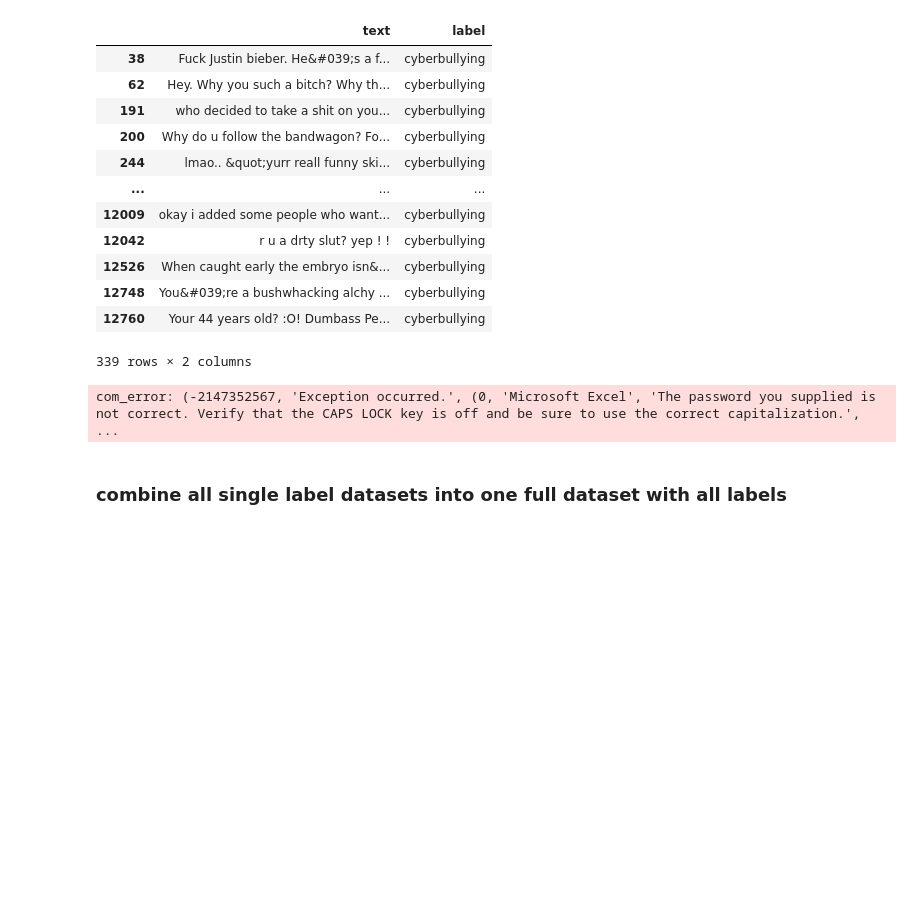
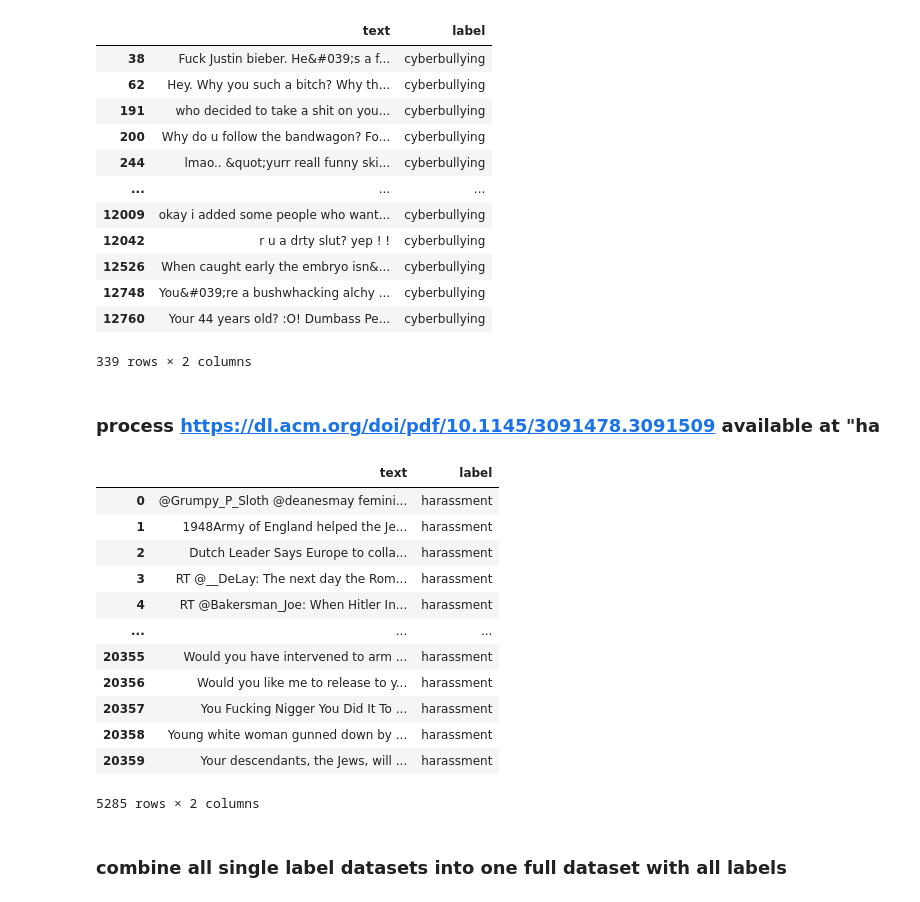
Before and after one commit to pushkill/NLP-project, a Jupyter notebook: process_datsets_jus.ipynb, the cells around one changed output. Cells and saved outputs as stored; diff of their text form; code cells hidden in the pictures; blank space fills up the shorter version.

Commit message:
added harassment

```diff
--- a/process_datsets_jus.ipynb
+++ b/process_datsets_jus.ipynb
@@ -266,11 +257,30 @@ def _process(filename):
+# %% [markdown]
+### process https://dl.acm.org/doi/pdf/10.1145/3091478.3091509 available at "ha
 # %%
 cwd = os.getcwd()
-dynamic_generated_dataset_path = 'en_AMI_TrainingSet_NEW.xlsx'
-dataset_path = os.path.join(os.path.join(cwd, 'datasets'), dynamic_generated_dataset_path)
-#df = pd.read_excel(dataset_path)
-df = _process(dataset_path)
+dynamic_generated_dataset_path = 'onlineHarassmentDataset.tdf'
+dataset_path = os.path.join(os.path.join(os.path.join(cwd, 'datasets'), 'Online Harassment Dataset'), dynamic_generated_dataset_path)
+df_harassment = pd.read_csv(dataset_path, sep = '\t')
+df_harassment = df_harassment[df_harassment['Code']=='H']
+df_harassment['label'] = 'harassment'
+df_harassment = df_harassment[['Tweet', 'label']]
+df_harassment = df_harassment.rename(columns={"Tweet": "text"})
+df_harassment.to_csv(os.path.join(word_datasets_preprocessed_path, 'harassment.csv'), index = False)
+df_harassment
 # %% [output]
+|  | text | label |
+| 0 | @Grumpy_P_Sloth @deanesmay femini... | harassment |
+| 1 | 1948Army of England helped the Je... | harassment |
+| 2 | Dutch Leader Says Europe to colla... | harassment |
+| 3 | RT @__DeLay: The next day the Rom... | harassment |
+| 4 | RT @Bakersman_Joe: When Hitler In... | harassment |
+| ... | ... | ... |
+| 20355 | Would you have intervened to arm ... | harassment |
+| 20356 | Would you like me to release to y... | harassment |
+| 20357 | You Fucking Nigger You Did It To ... | harassment |
+| 20358 | Young white woman gunned down by ... | harassment |
+| 20359 | Your descendants, the Jews, will ... | harassment |
-com_error: (-2147352567, 'Exception occurred.', (0, 'Microsoft Excel', 'The password you supplied is not correct. Verify that the CAPS LOCK key is off and be sure to use the correct capitalization.',  ...
+5285 rows × 2 columns
 # %% [markdown]
 ### combine all single label datasets into one full dataset with all labels
 # %%
```
Also changed, not shown: parts of 2 cells of this notebook, 7 other files.
